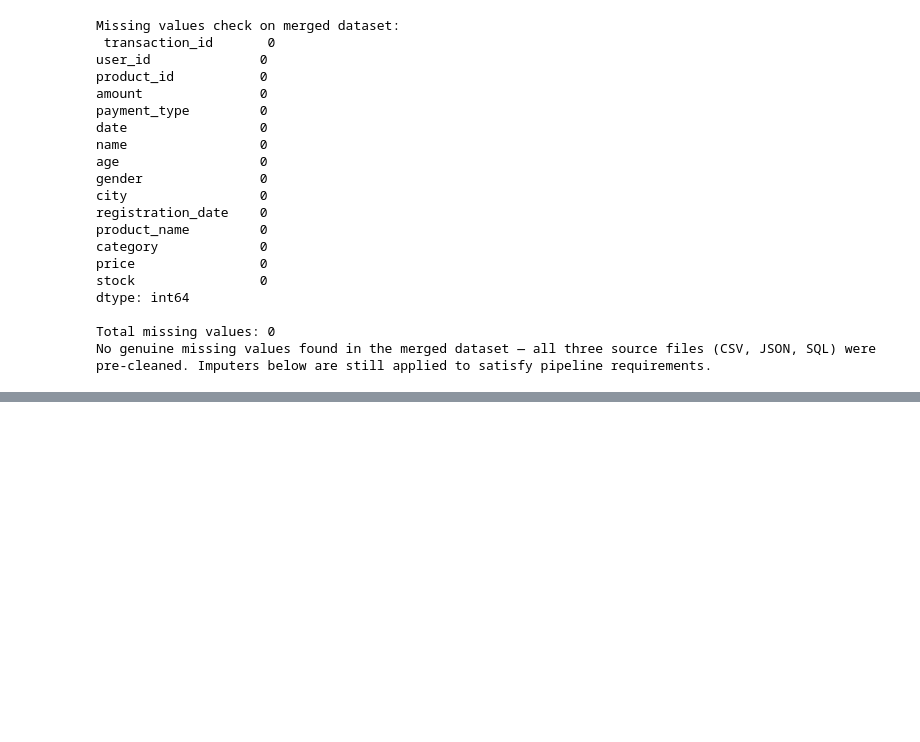
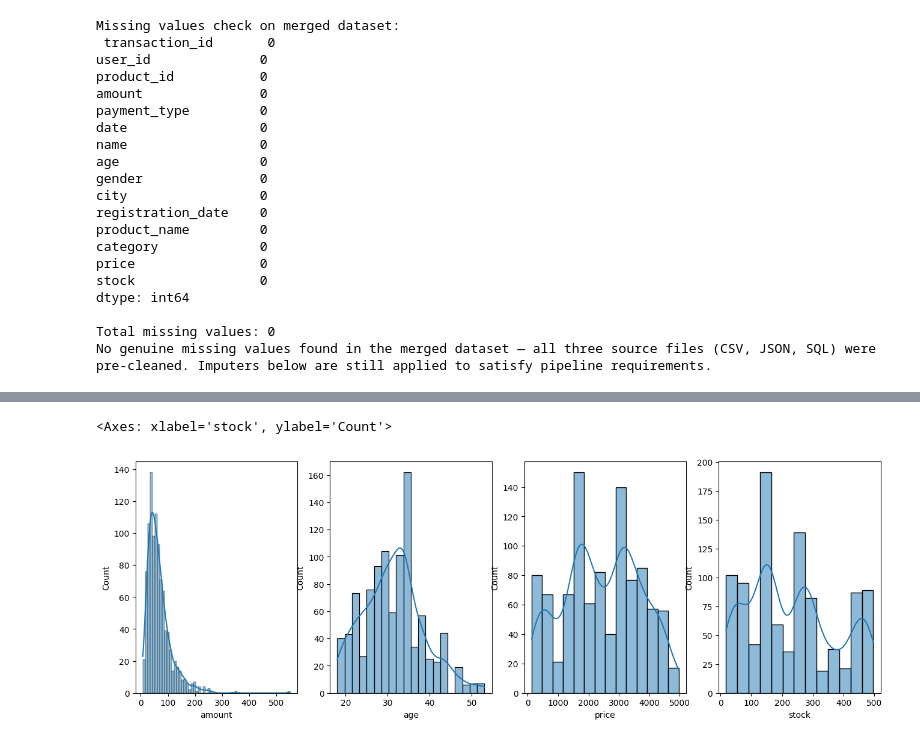
Before and after one commit to omvaja693-create/Customer-Purchase-Behavior-Analyzer, a Jupyter notebook: Customer Purchase Behavior Analyzer.ipynb, the cells around one changed output, grey strips where cells are left out. Cells and saved outputs as stored; diff of their text form; code cells hidden in the pictures; blank space fills up the shorter version.

```diff
--- a/Customer Purchase Behavior Analyzer.ipynb
+++ b/Customer Purchase Behavior Analyzer.ipynb
@@ -96,0 +117,12 @@ No genuine missing values found in the merged dataset — all three source files
+# %%
+# cheacking the distribution of numeric column to apply suitable outlier handling technique
+
+_,axis = plt.subplots(1, 4, figsize=(16, 5))
+
+sns.histplot(data=df, x='amount', kde=True, ax=axis[0])
+sns.histplot(data=df, x='age', kde=True, ax=axis[1])
+sns.histplot(data=df, x='price', kde=True, ax=axis[2])
+sns.histplot(data=df, x='stock', kde=True, ax=axis[3])
+# %% [output]
+<Axes: xlabel='stock', ylabel='Count'>
+[figure, added]
```
Also changed, not shown: parts of 3 cells of this notebook.
